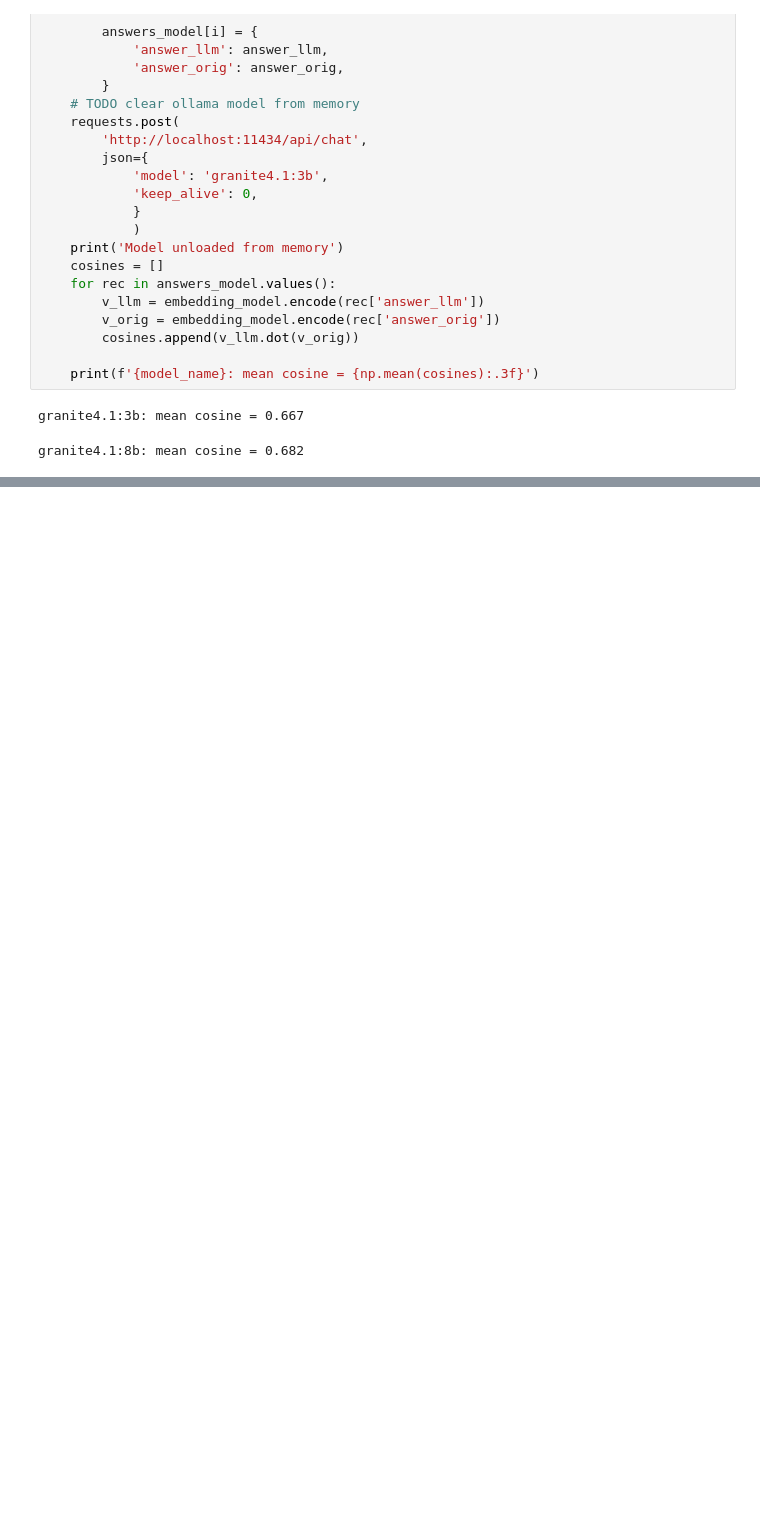
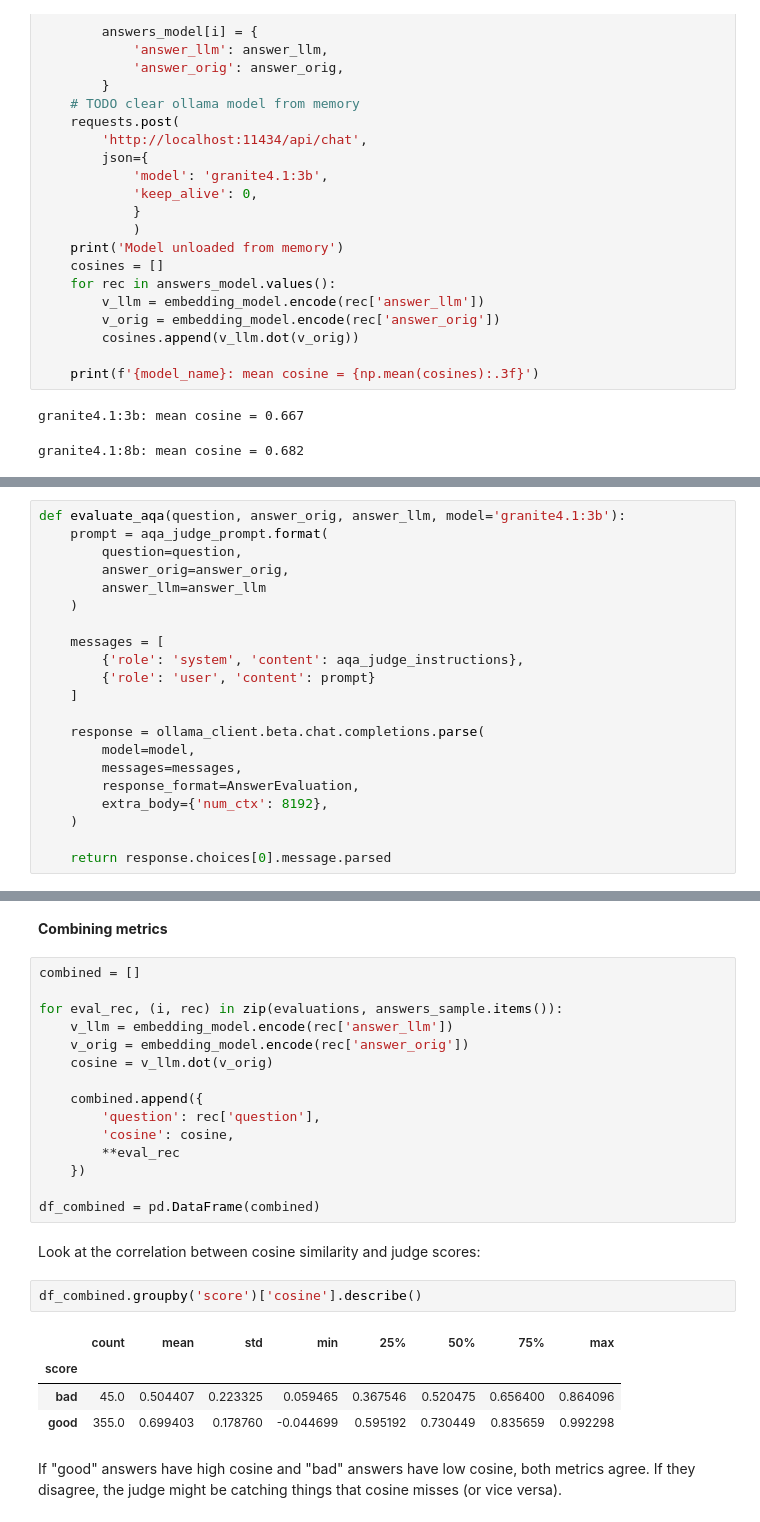
Before and after one commit to vadimvvlasov/rag-app-with-llms, a Jupyter notebook: notebooks/04-evaluation/04-walkthrough.ipynb, the cells around one changed output, grey strips where cells are left out. Cells and saved outputs as stored; diff of their text form; blank space fills up the shorter version.

```diff
--- a/notebooks/04-evaluation/04-walkthrough.ipynb
+++ b/notebooks/04-evaluation/04-walkthrough.ipynb
@@ -444,0 +539,21 @@ granite4.1:8b: mean cosine = 0.682
+# %%
+def evaluate_aqa(question, answer_orig, answer_llm, model='granite4.1:3b'):
+    prompt = aqa_judge_prompt.format(
+        question=question,
+        answer_orig=answer_orig,
+        answer_llm=answer_llm
+    )
+
+    messages = [
+        {'role': 'system', 'content': aqa_judge_instructions},
+        {'role': 'user', 'content': prompt}
+    ]
+
+    response = ollama_client.beta.chat.completions.parse(
+        model=model,
+        messages=messages,
+        response_format=AnswerEvaluation,
+        extra_body={'num_ctx': 8192},
+    )
+
+    return response.choices[0].message.parsed
@@ -444,0 +616,28 @@ granite4.1:8b: mean cosine = 0.682
+# %% [markdown]
+**Combining metrics**
+# %%
+combined = []
+
+for eval_rec, (i, rec) in zip(evaluations, answers_sample.items()):
+    v_llm = embedding_model.encode(rec['answer_llm'])
+    v_orig = embedding_model.encode(rec['answer_orig'])
+    cosine = v_llm.dot(v_orig)
+
+    combined.append({
+        'question': rec['question'],
+        'cosine': cosine,
+        **eval_rec
+    })
+
+df_combined = pd.DataFrame(combined)
+# %% [markdown]
+Look at the correlation between cosine similarity and judge scores:
+# %%
+df_combined.groupby('score')['cosine'].describe()
+# %% [output]
+|  | count | mean | std | min | 25% | 50% | 75% | max |
+| score |  |  |  |  |  |  |  |  |
+| bad | 45.0 | 0.504407 | 0.223325 | 0.059465 | 0.367546 | 0.520475 | 0.656400 | 0.864096 |
+| good | 355.0 | 0.699403 | 0.178760 | -0.044699 | 0.595192 | 0.730449 | 0.835659 | 0.992298 |
+# %% [markdown]
+If "good" answers have high cosine and "bad" answers have low cosine, both metrics agree. If they disagree, the judge might be catching things that cosine misses (or vice versa).
```
Also changed, not shown: parts of 11 cells of this notebook, 1 other file.
